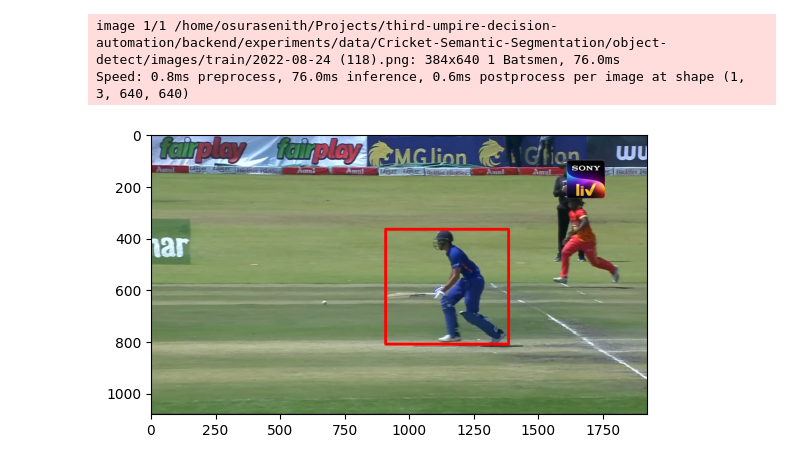
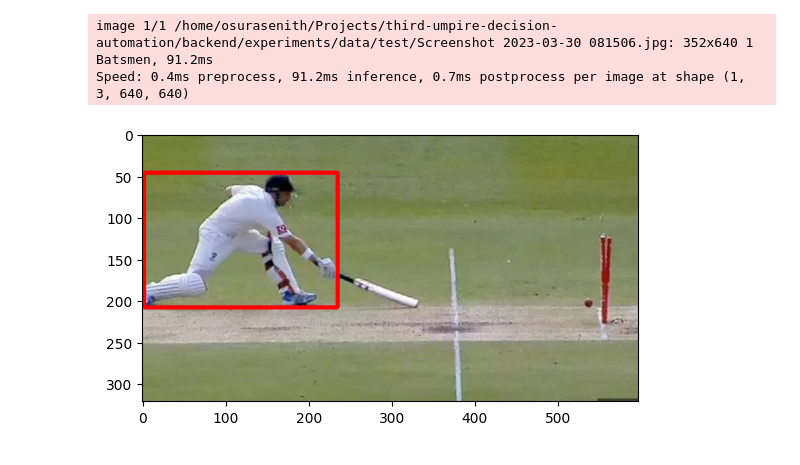
Before and after one commit to OsuraSenitha/third-umpire-decision-automation, a Jupyter notebook: backend/experiments/sandboxes/infer-object-detect.ipynb, the cells around one changed output. Saved outputs shown, nothing was run; the diff lists cells and outputs as text; code cells hidden in the pictures.

```diff
--- a/backend/experiments/sandboxes/infer-object-detect.ipynb
+++ b/backend/experiments/sandboxes/infer-object-detect.ipynb
@@ -13,32 +14,32 @@ from src.data.visualize import drawRects
 # %%
 # Loads the model
 best_weights_path = "../../training-jobs/detect/object-detect-dataset-1/weights/best.pt"
 model = YOLO(best_weights_path)
 
-image_path = "../data/Cricket-Semantic-Segmentation/object-detect/images/train/2022-08-24 (118).png"
+# image_path = "../data/Cricket-Semantic-Segmentation/object-detect/images/train/2022-08-24 (350).png"
 # image_path = "../data/test/Runout-scenario-in-a-cricket-match.jpg"
-# image_path = "../data/test/Screenshot 2023-03-30 081506.jpg"
+image_path = "../data/test/Screenshot 2023-03-30 081506.jpg"
 
 # makes the prediction
 res = model.predict(image_path)
 
 # create box annotations
 result = res[0].boxes
 cls = result.cls
 xywh = result.xywhn
 cls_col = cls.reshape((-1, 1))
 annotations = torch.cat((cls_col, xywh), dim=1).tolist()
 
 # load the image
 img = cv.cvtColor(cv.imread(image_path), cv.COLOR_BGR2RGB)
 
 # draw the annotations
 drawn_img = drawRects(img, annotations)
 
 # show the drawn image
 plt.imshow(drawn_img)
 plt.show()
 # %% [output]
-image 1/1 /home/osurasenith/Projects/third-umpire-decision-automation/backend/experiments/data/Cricket-Semantic-Segmentation/object-detect/images/train/2022-08-24 (118).png: 384x640 1 Batsmen, 76.0ms
-Speed: 0.8ms preprocess, 76.0ms inference, 0.6ms postprocess per image at shape (1, 3, 640, 640)
+image 1/1 /home/osurasenith/Projects/third-umpire-decision-automation/backend/experiments/data/test/Screenshot 2023-03-30 081506.jpg: 352x640 1 Batsmen, 91.2ms
+Speed: 0.4ms preprocess, 91.2ms inference, 0.7ms postprocess per image at shape (1, 3, 640, 640)
-[figure, old version]
+[figure, new version]
```
Also changed, not shown: parts of 2 cells of this notebook, 4 other files.
